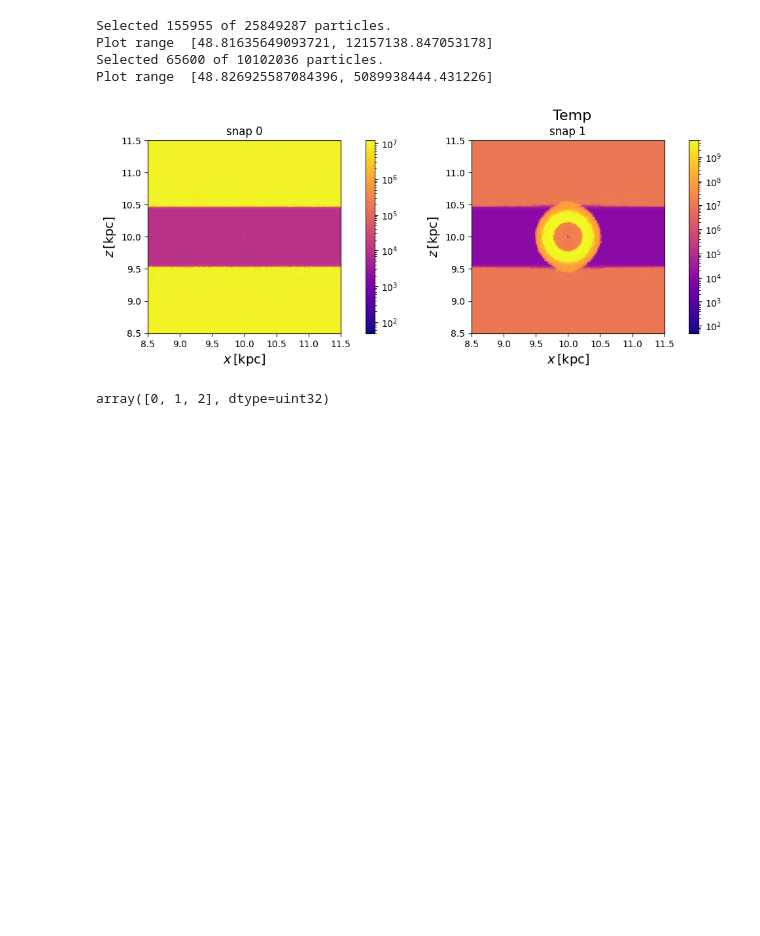
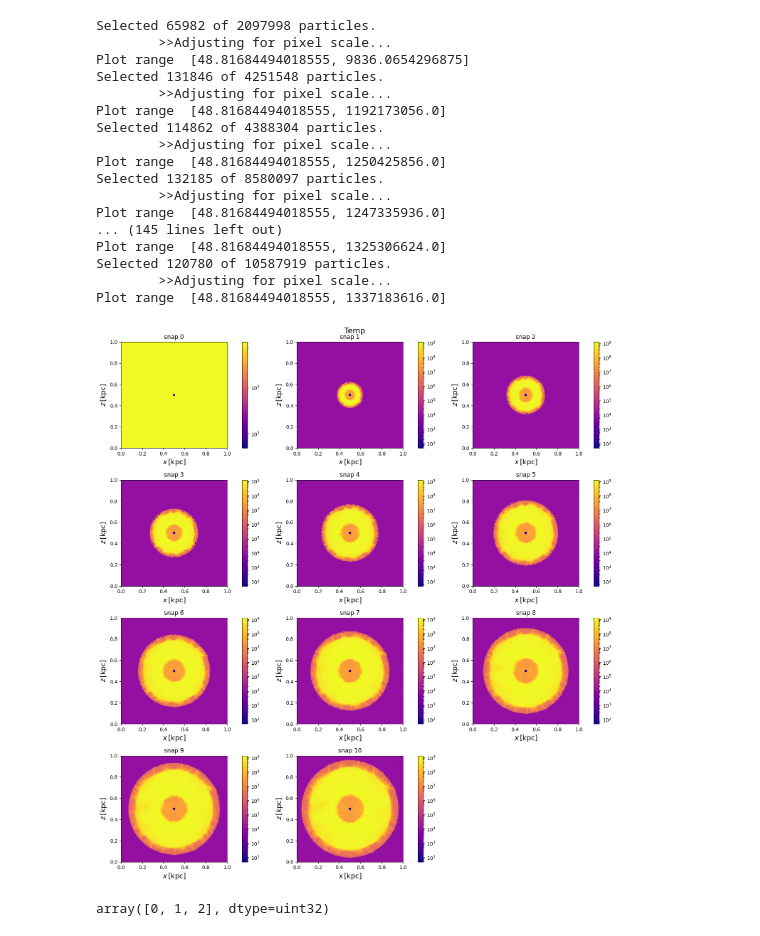
Before and after one commit to rionnazareth/snap-plotting, a Jupyter notebook: gascloudtest3d.ipynb, the cells around one changed output. Cells and saved outputs as stored; diff of their text form; code cells hidden in the pictures; blank space fills up the shorter version.

```diff
--- a/gascloudtest3d.ipynb
+++ b/gascloudtest3d.ipynb
@@ -9,7 +9,7 @@ import gadget
 #Some constants
 gamma    = 5./3
 unit_m   = 1.989e43
-unit_v   = 1.e5
+unit_v   = 1.651077e6#1.e5
 unit_l   = 3.09567758e21
 unit_t   = unit_l/unit_v
 unit_rho = unit_m/unit_l**3
@@ -17,5 +22,5 @@ unit_rho = unit_m/unit_l**3
 #Snapshot
 num  = 0
 #Read
-o  = arun.Run(snappath='/cosma8/data/dp317/dc-naza3/homogeneous/output_tree', snapbase="snap_")
+o  = arun.Run(snappath='/home/dc-naza3/rds/rds-dirac-dp317-rvYpA2WHqGs/rion/output_turb', snapbase="snap_")
 s  = o.loadSnap(snapnum=num)
@@ -35,7 +62,7 @@ def plot_multiple(value, num_snaps = 10, axes_plot = [0, 2], vrange = False, cen
     # Common parameters
 
 
-    o  = arun.Run(snappath='/cosma8/data/dp317/dc-naza3/homogeneous/output_tree', snapbase="snap_")
+    o  = arun.Run(snappath='/home/dc-naza3/rds/rds-dirac-dp317-rvYpA2WHqGs/rion/old/output_cr600', snapbase="snap_")
 
     axes = axes.flatten()
 
@@ -78,13 +105,26 @@ def plot_multiple(value, num_snaps = 10, axes_plot = [0, 2], vrange = False, cen
     plt.tight_layout()
     plt.show()
 # %%
-plot_multiple('temp', num_snaps=1, axes_plot=[0, 2], box=[3,3], proj=False, center=[10,10,10], res=512)
+plot_multiple('temp', num_snaps=10, axes_plot=[0, 2], box=[1,1], proj=False, center=[0.5,0.5,0.5], res=512)
 # %% [output]
-Selected 155955 of 25849287 particles.
-Plot range  [48.81635649093721, 12157138.847053178]
-Selected 65600 of 10102036 particles.
-Plot range  [48.826925587084396, 5089938444.431226]
+Selected 65982 of 2097998 particles.
+        >>Adjusting for pixel scale...
+Plot range  [48.81684494018555, 9836.0654296875]
+Selected 131846 of 4251548 particles.
+        >>Adjusting for pixel scale...
+Plot range  [48.81684494018555, 1192173056.0]
+Selected 114862 of 4388304 particles.
+        >>Adjusting for pixel scale...
+Plot range  [48.81684494018555, 1250425856.0]
+Selected 132185 of 8580097 particles.
+        >>Adjusting for pixel scale...
+Plot range  [48.81684494018555, 1247335936.0]
+... (145 lines left out)
+Plot range  [48.81684494018555, 1325306624.0]
+Selected 120780 of 10587919 particles.
+        >>Adjusting for pixel scale...
+Plot range  [48.81684494018555, 1337183616.0]
-[figure, old version]
+[figure, new version]
 # %%
 np.unique(s.data['flga'])
 # %% [output]
```
Also changed, not shown: parts of 4 cells of this notebook, 20 other files.
